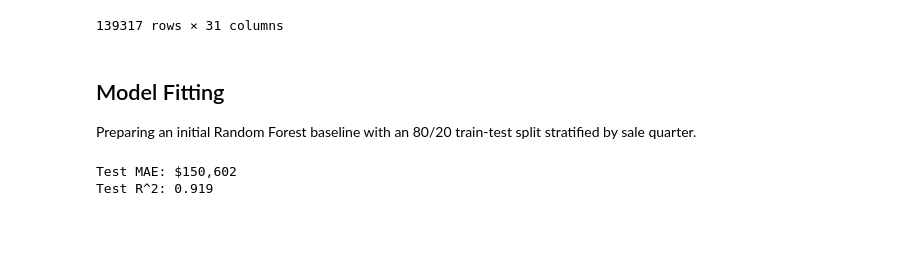
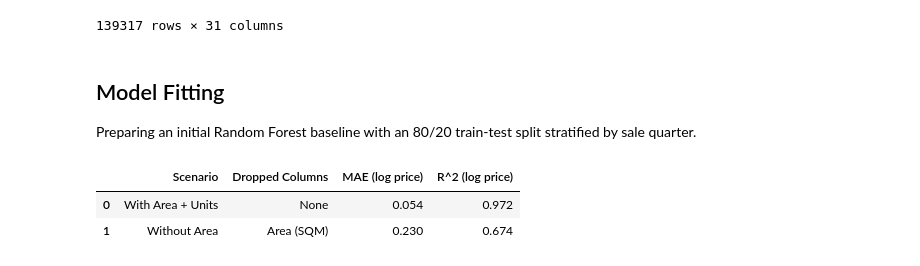
Before and after one commit to aatmiyasilwal/COMP3522-Singapore, a Jupyter notebook: ml.ipynb, the cells around one changed output. Saved outputs shown, nothing was run; the diff lists cells and outputs as text; code cells hidden in the pictures; blank space fills up the shorter version.

```diff
--- a/ml.ipynb
+++ b/ml.ipynb
@@ -260,6 +260,7 @@ import matplotlib.pyplot as plt
 import seaborn as sns
 
 target_column = "Transacted Price ($)"
+log_target_column = "log_transacted_price"
 quarter_column = "Sale Quarter"
 
 if target_column not in clean_df.columns:
@@ -268,5 +269,7 @@ if quarter_column not in clean_df.columns:
     raise KeyError(f"Stratification column '{quarter_column}' not found in clean_df.")
 
 model_df = clean_df.dropna(subset=[target_column, quarter_column]).copy()
+model_df = model_df[model_df[target_column] > 0].copy()
+model_df[log_target_column] = np.log(model_df[target_column])
 stratify_values = model_df[quarter_column].astype("string")
 # %%
@@ -330,12 +376,20 @@ rf_model = Pipeline(
 # %%
-rf_model.fit(X_train, y_train)
-y_pred = rf_model.predict(X_test)
+metrics_summary = []
+for res in experiment_results:
+    extra_dropped = sorted(set(res["drop_cols"]) - set(base_drop_columns))
+    metrics_summary.append(
+        {
+            "Scenario": res["label"],
+            "Dropped Columns": ", ".join(extra_dropped) if extra_dropped else "None",
+            "MAE (log price)": round(res["mae_log"], 3),
+            "R^2 (log price)": round(res["r2_log"], 3),
+        }
+    )
 
-mae = mean_absolute_error(y_test, y_pred)
-r2 = r2_score(y_test, y_pred)
-print(f"Test MAE: ${mae:,.0f}")
-print(f"Test R^2: {r2:.3f}")
+metrics_df = pd.DataFrame(metrics_summary)
+display(metrics_df)
 # %% [output]
-Test MAE: $150,602
-Test R^2: 0.919
+|  | Scenario | Dropped Columns | MAE (log price) | R^2 (log price) |
+| 0 | With Area + Units | None | 0.054 | 0.972 |
+| 1 | Without Area | Area (SQM) | 0.230 | 0.674 |
 # %%
```
Also changed, not shown: parts of 7 cells of this notebook.
